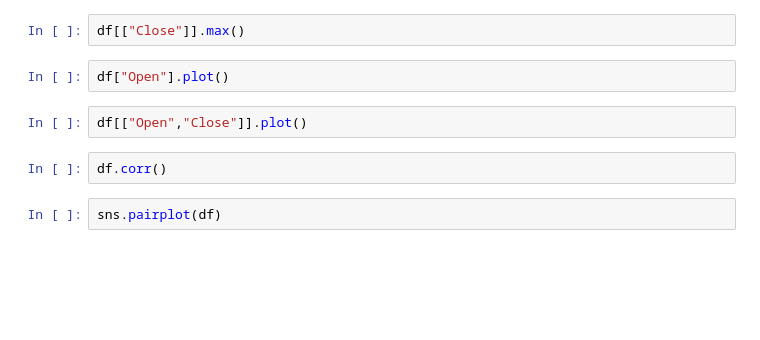
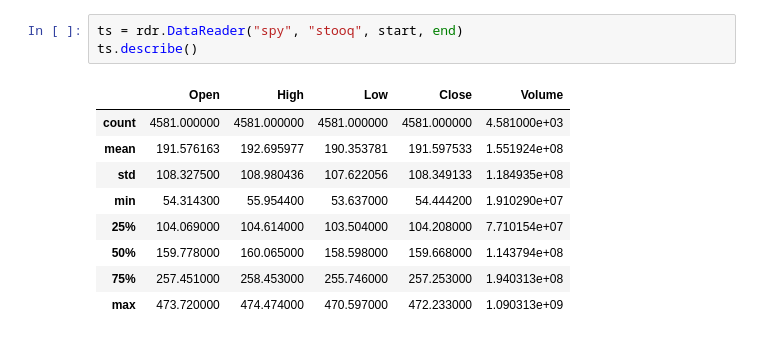
Before and after one commit to otrevizo/Python, a Jupyter notebook: toolbox/stock_data_with_pandas_datareader.ipynb, the cells around one changed output. Saved outputs shown, nothing was run; the diff lists cells and outputs as text; blank space fills up the shorter version.

```diff
--- a/toolbox/stock_data_with_pandas_datareader.ipynb
+++ b/toolbox/stock_data_with_pandas_datareader.ipynb
@@ -19,10 +28,13 @@ df.head(5)
-# %%
-df[["Close"]].max()
-# %%
-df["Open"].plot()
-# %%
-df[["Open","Close"]].plot()
-# %%
-df.corr()
-# %%
-sns.pairplot(df)
+# %%
+ts = rdr.DataReader("spy", "stooq", start, end)
+ts.describe()
+# %% [output]
+|  | Open | High | Low | Close | Volume |
+| count | 4581.000000 | 4581.000000 | 4581.000000 | 4581.000000 | 4.581000e+03 |
+| mean | 191.576163 | 192.695977 | 190.353781 | 191.597533 | 1.551924e+08 |
+| std | 108.327500 | 108.980436 | 107.622056 | 108.349133 | 1.184935e+08 |
+| min | 54.314300 | 55.954400 | 53.637000 | 54.444200 | 1.910290e+07 |
+| 25% | 104.069000 | 104.614000 | 103.504000 | 104.208000 | 7.710154e+07 |
+| 50% | 159.778000 | 160.065000 | 158.598000 | 159.668000 | 1.143794e+08 |
+| 75% | 257.451000 | 258.453000 | 255.746000 | 257.253000 | 1.940313e+08 |
+| max | 473.720000 | 474.474000 | 470.597000 | 472.233000 | 1.090313e+09 |
```
Also changed, not shown: parts of 8 cells of this notebook.
